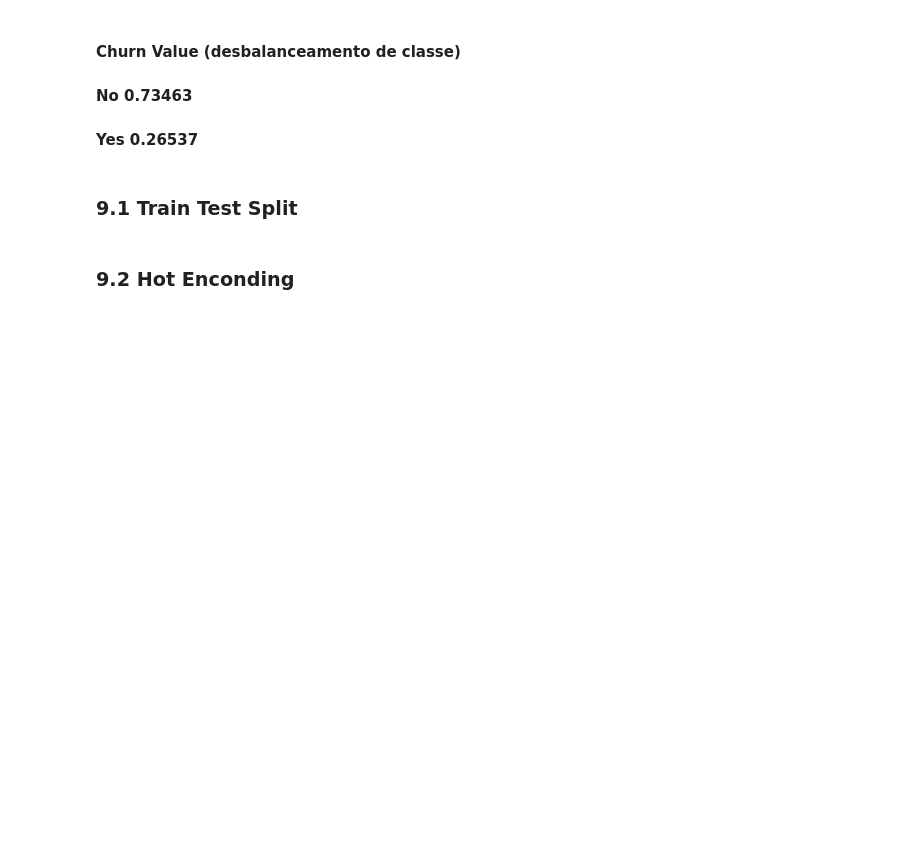
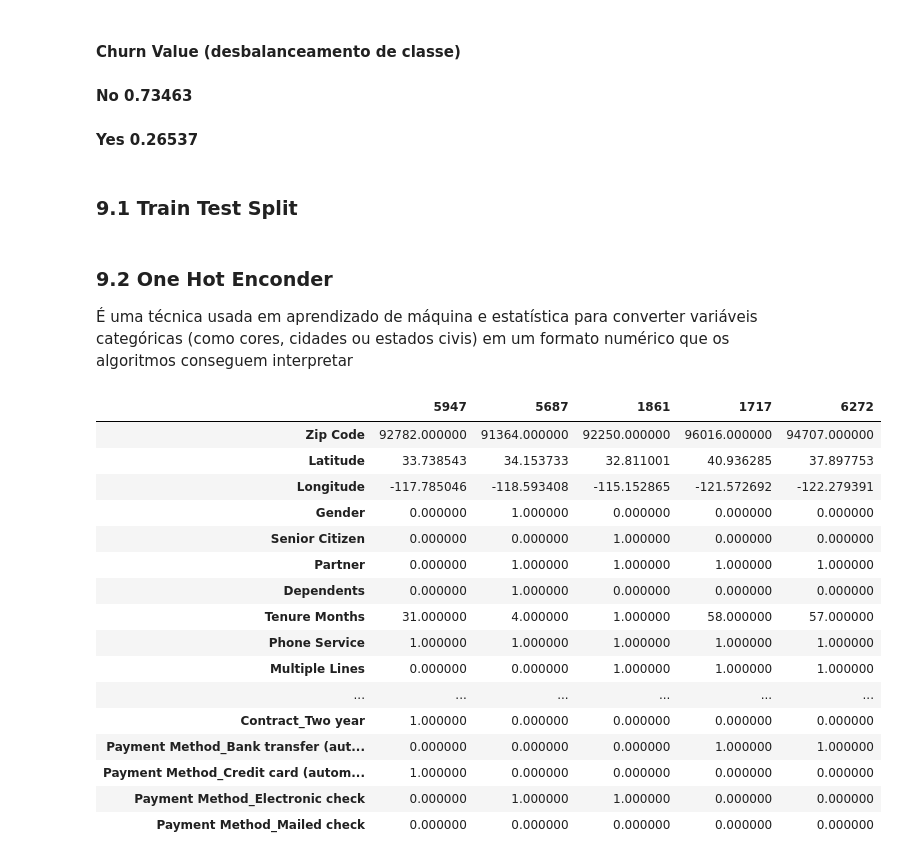
Before and after one commit to lucasffreitasds/churn_IBM, a Jupyter notebook: projeto_churn_IBM.ipynb, the cells around one changed output. Drawn from its saved outputs; the diff is of its cells as text; code cells hidden in the pictures; blank space fills up the shorter version.

```diff
--- a/projeto_churn_IBM.ipynb
+++ b/projeto_churn_IBM.ipynb
@@ -1356,4 +1351,31 @@ x = df4.copy()
 
 x_train, x_test, y_train, y_test = train_test_split(x, y, stratify = y, random_state = 0, test_size = 0.20)
 # %% [markdown]
-### 9.2 Hot Enconding
+### 9.2 One Hot Enconder
+É uma técnica usada em aprendizado de máquina e estatística para converter variáveis categóricas (como cores, cidades ou estados civis) em um formato numérico que os algoritmos conseguem interpretar
+# %%
+#Internet Service, Payment Method e Conctract, virando em 0 e 1
+
+x_train_encode = pd.get_dummies(x_train, prefix=['Internet Service', 'Contract', 'Payment Method'], columns=['Internet Service', 'Contract', 'Payment Method'], dtype = int)
+x_train_encode.head().T
+
+x_test_encode = pd.get_dummies(x_test, prefix=['Internet Service', 'Contract', 'Payment Method'], columns=['Internet Service', 'Contract', 'Payment Method'], dtype = int)
+x_test_encode.head().T
+# %% [output]
+|  | 5947 | 5687 | 1861 | 1717 | 6272 |
+| Zip Code | 92782.000000 | 91364.000000 | 92250.000000 | 96016.000000 | 94707.000000 |
+| Latitude | 33.738543 | 34.153733 | 32.811001 | 40.936285 | 37.897753 |
+| Longitude | -117.785046 | -118.593408 | -115.152865 | -121.572692 | -122.279391 |
+| Gender | 0.000000 | 1.000000 | 0.000000 | 0.000000 | 0.000000 |
+| Senior Citizen | 0.000000 | 0.000000 | 1.000000 | 0.000000 | 0.000000 |
+| Partner | 0.000000 | 1.000000 | 1.000000 | 1.000000 | 1.000000 |
+| Dependents | 0.000000 | 1.000000 | 0.000000 | 0.000000 | 0.000000 |
+| Tenure Months | 31.000000 | 4.000000 | 1.000000 | 58.000000 | 57.000000 |
+| Phone Service | 1.000000 | 1.000000 | 1.000000 | 1.000000 | 1.000000 |
+| Multiple Lines | 0.000000 | 0.000000 | 1.000000 | 1.000000 | 1.000000 |
+| ... | ... | ... | ... | ... | ... |
+| Contract_Two year | 1.000000 | 0.000000 | 0.000000 | 0.000000 | 0.000000 |
+| Payment Method_Bank transfer (aut... | 0.000000 | 0.000000 | 0.000000 | 1.000000 | 1.000000 |
+| Payment Method_Credit card (autom... | 1.000000 | 0.000000 | 0.000000 | 0.000000 | 0.000000 |
+| Payment Method_Electronic check | 0.000000 | 1.000000 | 1.000000 | 0.000000 | 0.000000 |
+| Payment Method_Mailed check | 0.000000 | 0.000000 | 0.000000 | 0.000000 | 0.000000 |
```
Also changed, not shown: parts of 13 cells of this notebook.
